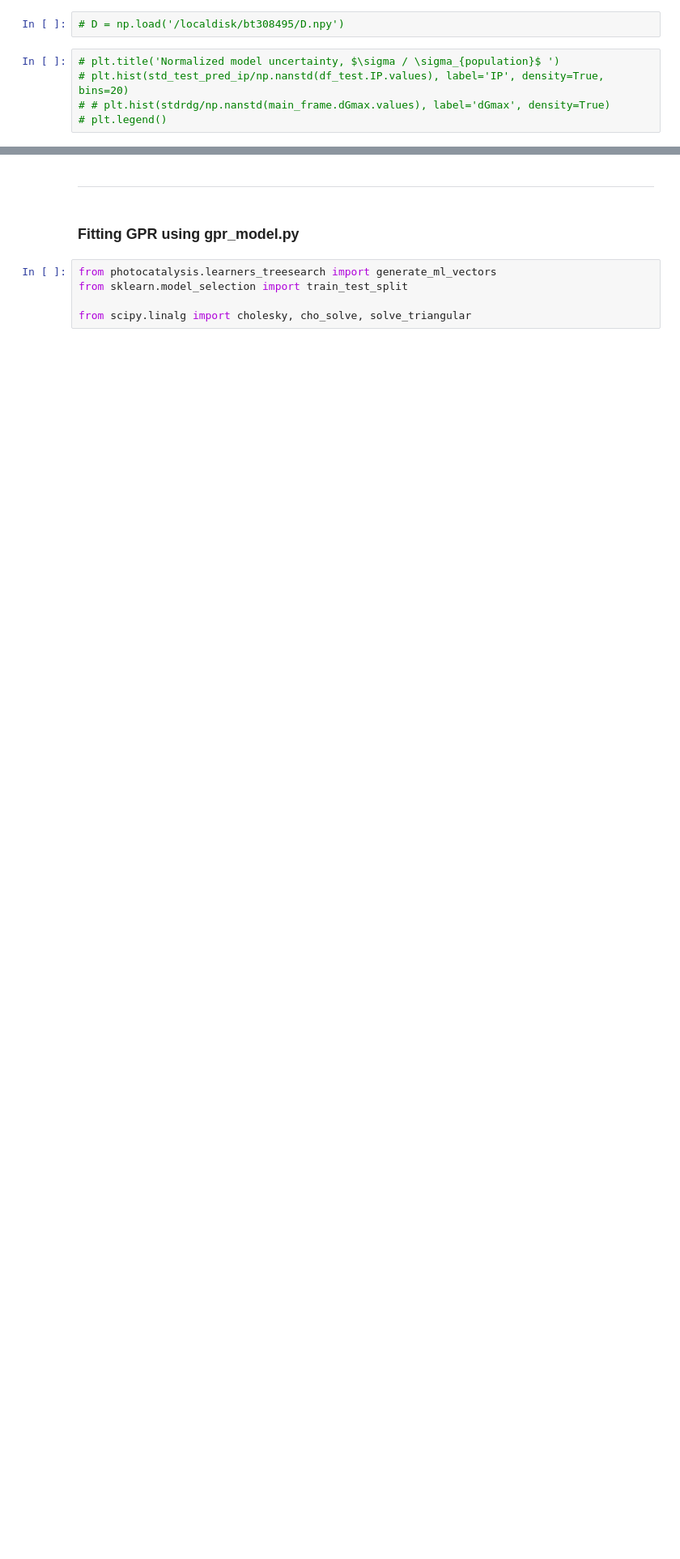
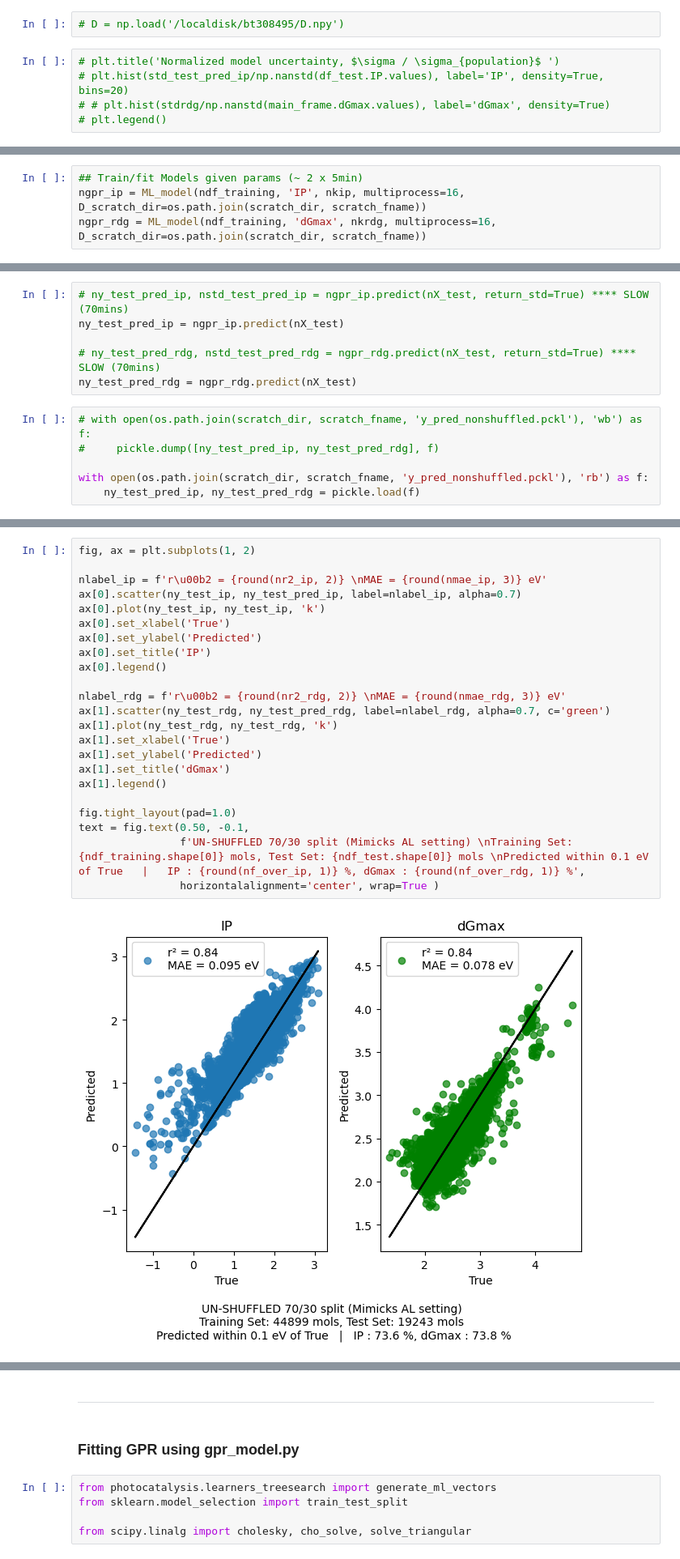
Before and after one commit to scakolli/photocatalysis, a Jupyter notebook: workspace/MachineLearning.ipynb, the cells around one changed output, grey strips where cells are left out. Shown: that part at 81% size. Drawn from its saved outputs; the diff is of its cells as text; blank space fills up the shorter version.

```diff
--- a/workspace/MachineLearning.ipynb
+++ b/workspace/MachineLearning.ipynb
@@ -219,0 +269,4 @@ r2_rdg
+# %%
+## Train/fit Models given params (~ 2 x 5min)
+ngpr_ip = ML_model(ndf_training, 'IP', nkip, multiprocess=16, D_scratch_dir=os.path.join(scratch_dir, scratch_fname))
+ngpr_rdg = ML_model(ndf_training, 'dGmax', nkrdg, multiprocess=16, D_scratch_dir=os.path.join(scratch_dir, scratch_fname))
@@ -219,0 +291,12 @@ r2_rdg
+# %%
+# ny_test_pred_ip, nstd_test_pred_ip = ngpr_ip.predict(nX_test, return_std=True) **** SLOW (70mins)
+ny_test_pred_ip = ngpr_ip.predict(nX_test)
+
+# ny_test_pred_rdg, nstd_test_pred_rdg = ngpr_rdg.predict(nX_test, return_std=True) **** SLOW (70mins)
+ny_test_pred_rdg = ngpr_rdg.predict(nX_test)
+# %%
+# with open(os.path.join(scratch_dir, scratch_fname, 'y_pred_nonshuffled.pckl'), 'wb') as f:
+#     pickle.dump([ny_test_pred_ip, ny_test_pred_rdg], f)
+
+with open(os.path.join(scratch_dir, scratch_fname, 'y_pred_nonshuffled.pckl'), 'rb') as f:
+    ny_test_pred_ip, ny_test_pred_rdg = pickle.load(f)
@@ -219,0 +322,25 @@ r2_rdg
+# %%
+fig, ax = plt.subplots(1, 2)
+
+nlabel_ip = f'r\u00b2 = {round(nr2_ip, 2)} \nMAE = {round(nmae_ip, 3)} eV'
+ax[0].scatter(ny_test_ip, ny_test_pred_ip, label=nlabel_ip, alpha=0.7)
+ax[0].plot(ny_test_ip, ny_test_ip, 'k')
+ax[0].set_xlabel('True')
+ax[0].set_ylabel('Predicted')
+ax[0].set_title('IP')
+ax[0].legend()
+
+nlabel_rdg = f'r\u00b2 = {round(nr2_rdg, 2)} \nMAE = {round(nmae_rdg, 3)} eV'
+ax[1].scatter(ny_test_rdg, ny_test_pred_rdg, label=nlabel_rdg, alpha=0.7, c='green')
+ax[1].plot(ny_test_rdg, ny_test_rdg, 'k')
+ax[1].set_xlabel('True')
+ax[1].set_ylabel('Predicted')
+ax[1].set_title('dGmax')
+ax[1].legend()
+
+fig.tight_layout(pad=1.0)
+text = fig.text(0.50, -0.1,
+                f'UN-SHUFFLED 70/30 split (Mimicks AL setting) \nTraining Set: {ndf_training.shape[0]} mols, Test Set: {ndf_test.shape[0]} mols \nPredicted within 0.1 eV of True   |   IP : {round(nf_over_ip, 1)} %, dGmax : {round(nf_over_rdg, 1)} %',
+                horizontalalignment='center', wrap=True )
+# %% [output]
+[figure, added]
```
Also changed, not shown: parts of 73 cells of this notebook, 3 other files.
